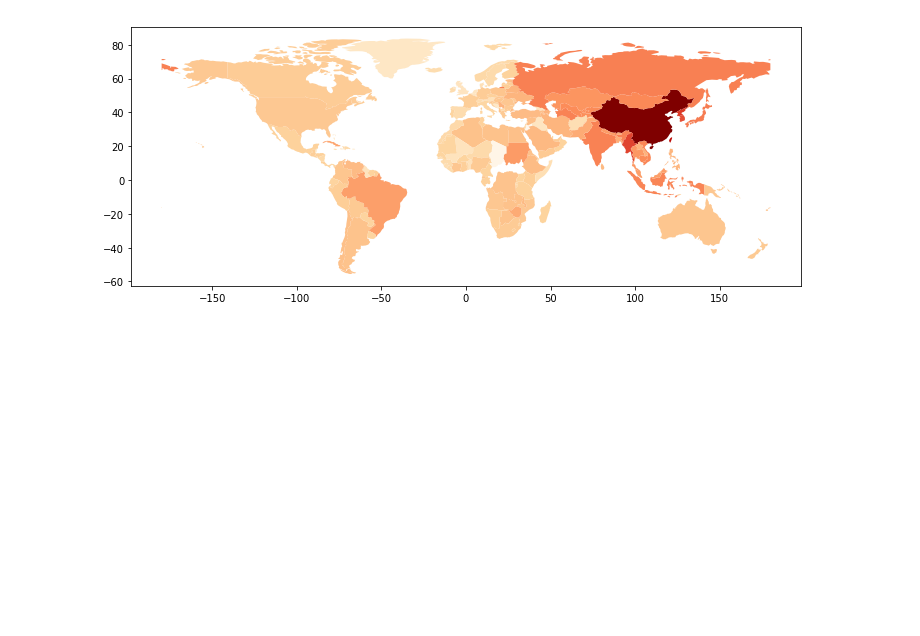
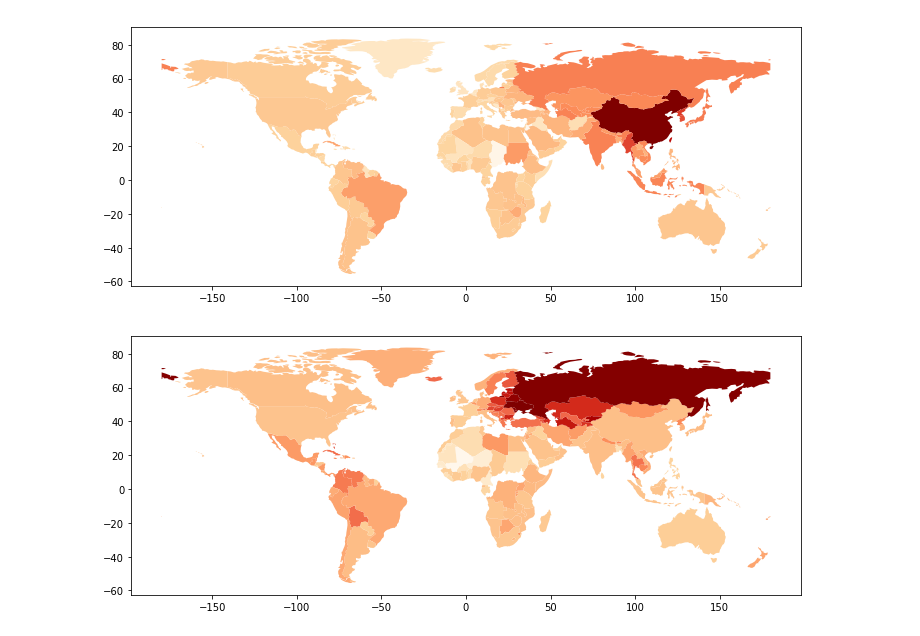
Before and after one commit to DOsinga/deep_learning_cookbook, a Jupyter notebook: 03.2 Domain specific ranking using word2vec cosine distance.ipynb, the cells around one changed output. Cells and saved outputs as stored; diff of their text form; code cells hidden in the pictures; blank space fills up the shorter version.

```diff
--- a/03.2 Domain specific ranking using word2vec cosine distance.ipynb
+++ b/03.2 Domain specific ranking using word2vec cosine distance.ipynb
@@ -210,3 +208,7 @@ map_term('cricket')
 map_term('China')
 # %% [output]
 [figure]
+# %%
+map_term('vodka')
+# %% [output]
+[figure, added]
```
Also changed, not shown: parts of 8 cells of this notebook, 4 other files.
